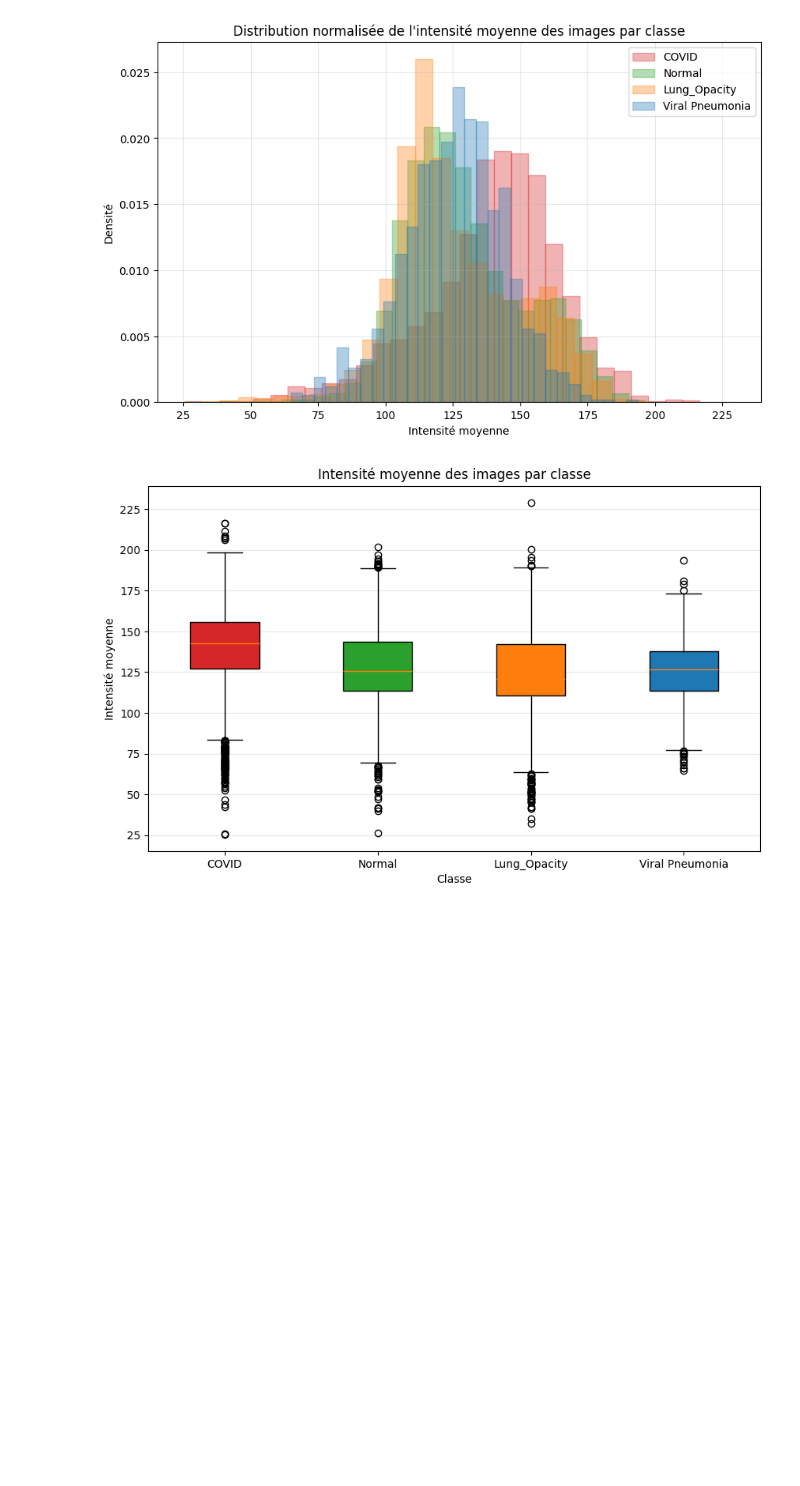
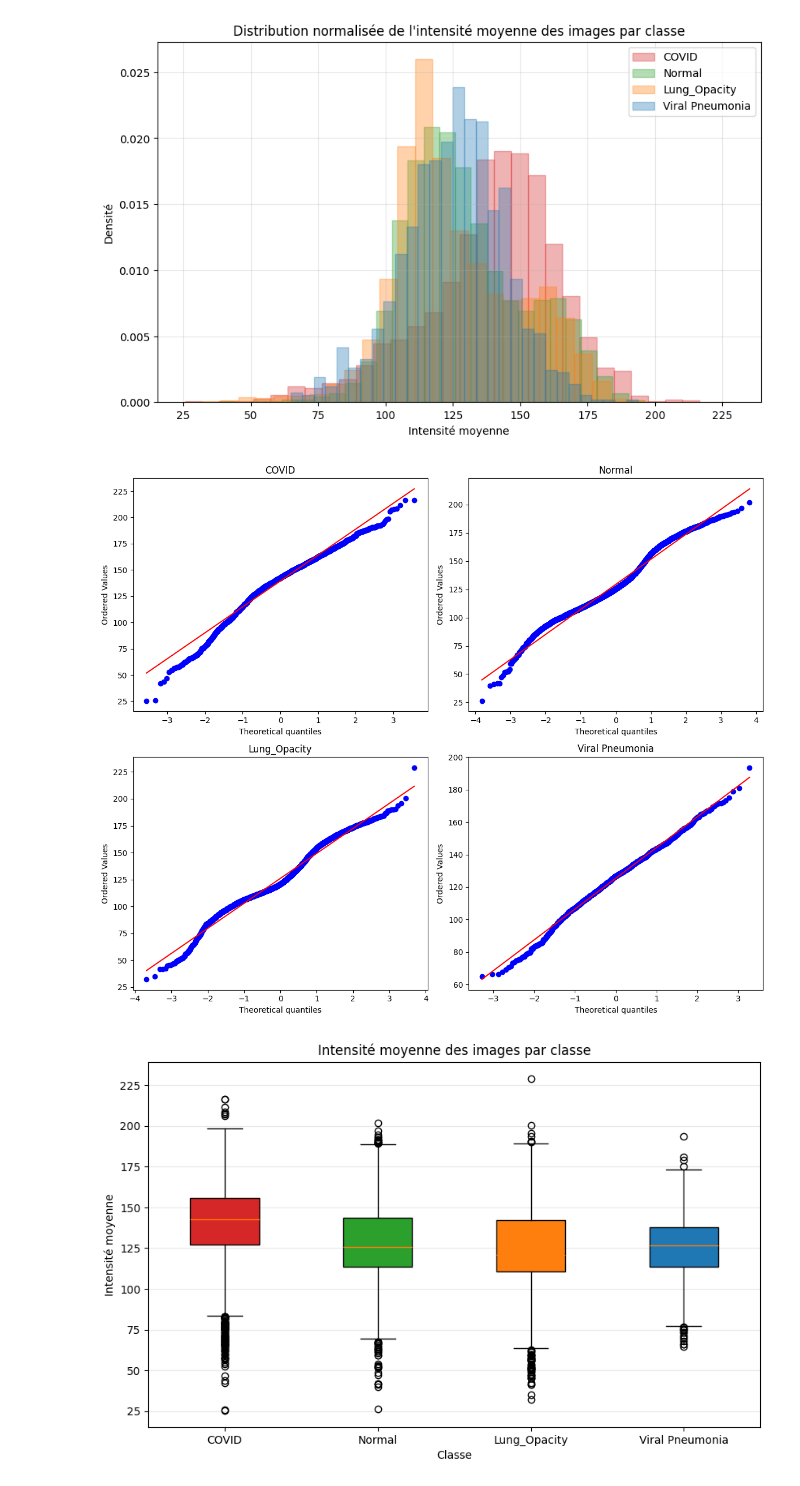
Before and after one commit to cyrilmarat/Liora_Covid, a Jupyter notebook: notebooks/exploration/Noura_exploration.ipynb, the cells around one changed output. Drawn from its saved outputs; the diff is of its cells as text; code cells hidden in the pictures; blank space fills up the shorter version.

Commit message:
:wqrapport et tests statistiques

```diff
--- a/notebooks/exploration/Noura_exploration.ipynb
+++ b/notebooks/exploration/Noura_exploration.ipynb
@@ -270,3 +272,47 @@ plt.grid(alpha=0.3)
 plt.show()
 # %% [output]
 [figure]
+# %%
+# Test de la normalité des données : QQ-Plot
+
+fig, axes = plt.subplots(2, 2, figsize=(12, 10))
+
+axes = axes.flatten()
+
+for i, class_name in enumerate(classes):
+
+    sample = df_images[df_images["classe"] == class_name]["pixel_mean"]
+
+    stats.probplot(
+        sample,
+        dist="norm",
+        plot=axes[i]
+    )
+
+    axes[i].set_title(class_name)
+
+plt.tight_layout()
+plt.show()
+# %%
+# Test de la normalité des données : QQ-Plot par classe
+
+fig, axes = plt.subplots(2, 2, figsize=(12, 10))
+
+axes = axes.flatten()
+
+for i, class_name in enumerate(classes):
+
+    sample = df_images[df_images["classe"] == class_name]["pixel_mean"]
+
+    stats.probplot(
+        sample,
+        dist="norm",
+        plot=axes[i]
+    )
+
+    axes[i].set_title(class_name)
+
+plt.tight_layout()
+plt.show()
+# %% [output]
+[figure, added]
```
Also changed, not shown: parts of 3 cells of this notebook, 2 other files.
